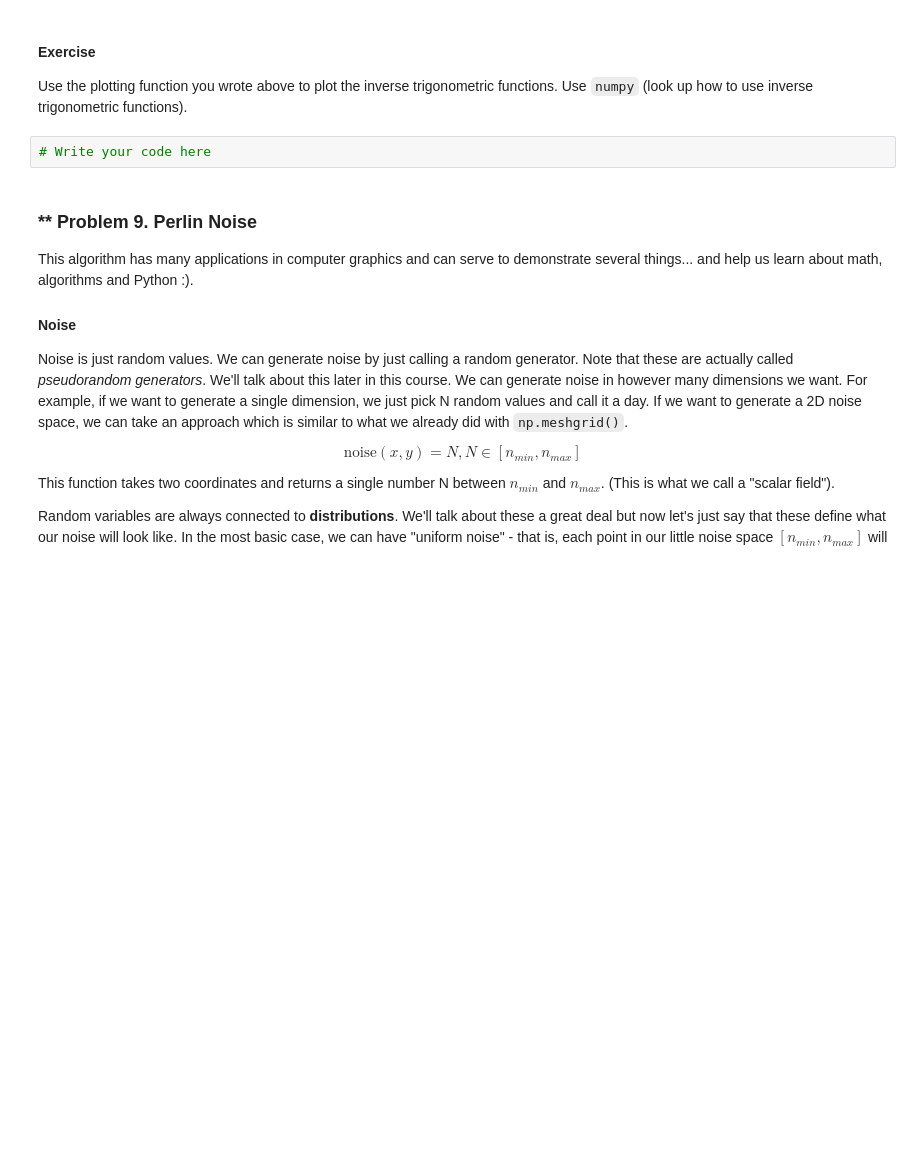
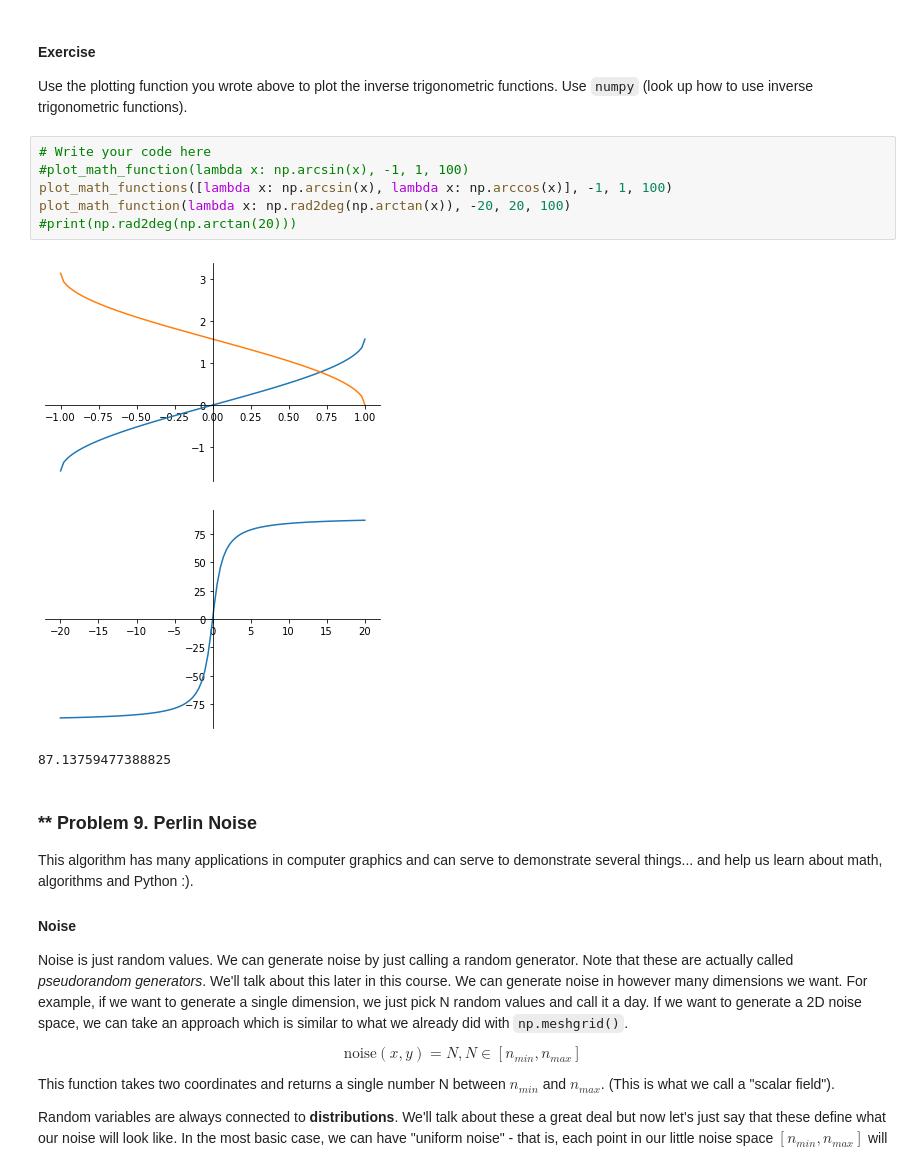
Before and after one commit to Chehlarov/Math-for-devs, a Jupyter notebook: High-School Maths Exercise.ipynb, the cells around one changed output. Saved outputs shown, nothing was run; the diff lists cells and outputs as text; blank space fills up the shorter version.

```diff
--- a/High-School Maths Exercise.ipynb
+++ b/High-School Maths Exercise.ipynb
@@ -543,8 +544,16 @@ Just notice the difference between $\sin^{-1}(x) := \arcsin(x)$ and $\sin(x^{-1}
 # %% [markdown]
 #### Exercise
 Use the plotting function you wrote above to plot the inverse trigonometric functions. Use `numpy` (look up how to use inverse trigonometric functions).
-# %%
-# Write your code here
+# %%
+# Write your code here
+#plot_math_function(lambda x: np.arcsin(x), -1, 1, 100)
+plot_math_functions([lambda x: np.arcsin(x), lambda x: np.arccos(x)], -1, 1, 100)
+plot_math_function(lambda x: np.rad2deg(np.arctan(x)), -20, 20, 100)
+#print(np.rad2deg(np.arctan(20)))
+# %% [output]
+[figure, added]
+[figure, added]
+87.13759477388825
 # %% [markdown]
 ### ** Problem 9. Perlin Noise
 This algorithm has many applications in computer graphics and can serve to demonstrate several things... and help us learn about math, algorithms and Python :).
```
Also changed, not shown: parts of 1 cell of this notebook.
